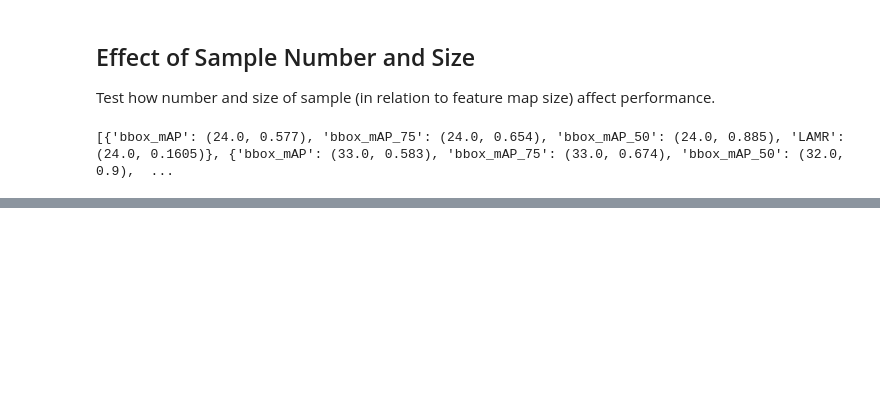
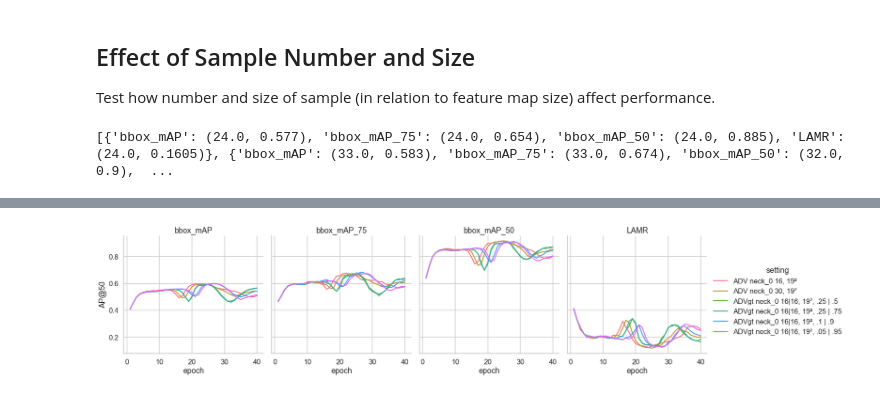
Before and after one commit to ThaddaeusWiedemer/FisheyeSPA, a Jupyter notebook: results/adversarial.ipynb, the cells around one changed output, grey strips where cells are left out. Cells and saved outputs as stored; diff of their text form; code cells hidden in the pictures; blank space fills up the shorter version.

Commit message:
test adversarial DA head with ground-truth information

```diff
--- a/results/adversarial.ipynb
+++ b/results/adversarial.ipynb
@@ -373,0 +317,82 @@ sb.heatmap(test1)
+# %%
+from log_analysis import *
+
+sb.set_context('talk')
+sb.set_style('whitegrid')
+sb.set_palette(kit())
+logs = [
+    # ['GPA/tuning/coco_piropo_20a_TwoStageDetectorAdaptive_0_0_0_0_fclayer_gTrue_seed_norot.log', 'fine-tune'],
+    # [
+    #     'GPA/tuning/coco_piropo_20a_TwoStageDetectorAdaptive_10_01_100_01_fclayer_gTrue_seed_norot.log',
+    #     'GPA 10:0.1 | 100:0.1'
+    # ],
+    # size on neck 4
+    # ['GPA/tuning/coco_piropo_20a_TwoStageDetectorDA_ADVneck4_s16x9_s.log', 'ADV neck_4 sample 16, 9×9', 16, 9, 4],
+    # ['GPA/tuning/coco_piropo_20a_TwoStageDetectorDA_ADVneck4_s16_s.log', 'ADV neck_4 sample 16, 7×7', 16, 7, 4],
+    # ['GPA/tuning/coco_piropo_20a_TwoStageDetectorDA_ADVneck4_s16x5_s.log', 'ADV neck_4 sample 16, 5×5', 16, 5, 4],
+    # ['GPA/tuning/coco_piropo_20a_TwoStageDetectorDA_ADVneck4_s16x3_s.log', 'ADV neck_4 sample 16, 3×3', 16, 3, 4],
+    # ['GPA/tuning/coco_piropo_20a_TwoStageDetectorDA_ADVneck4_s16x1_s.log', 'ADV neck_4 sample 16, 1×1', 16, 1, 4],
+    # size on neck 0
+    # ['GPA/tuning/coco_piropo_20a_TwoStageDetectorDA_ADVneck0_s16x38_s.log', 'ADV neck_0 sample 16, 38×38', 16, 19, 0],
+    ['GPA/tuning/coco_piropo_20a_TwoStageDetectorDA_ADVneck0_s16x19_s.log', 'ADV neck_0 16, 19²'],
+    # ['GPA/tuning/coco_piropo_20a_TwoStageDetectorDA_ADVneck0_s16x17_s.log', 'ADV neck_0 sample 16, 17×17', 16, 17, 0],
+    # ['GPA/tuning/coco_piropo_20a_TwoStageDetectorDA_ADVneck0_s16x15_s.log', 'ADV neck_0 sample 16, 15×15', 16, 15, 0],
+    # ['GPA/tuning/coco_piropo_20a_TwoStageDetectorDA_ADVneck0_s16x13_s.log', 'ADV neck_0 sample 16, 13×13', 16, 13, 0],
+    # ['GPA/tuning/coco_piropo_20a_TwoStageDetectorDA_ADVneck0_s16x11_s.log', 'ADV neck_0 sample 16, 11×11', 16, 11, 0],
+    # ['GPA/tuning/coco_piropo_20a_TwoStageDetectorDA_ADVneck0_s16x9_s.log', 'ADV neck_0 sample 16, 9×9', 16, 9, 0],
+    # ['GPA/tuning/coco_piropo_20a_TwoStageDetectorDA_ADVneck0_s16x5_s.log', 'ADV neck_0 sample 16, 5×5', 16, 5, 0],
+    # ['GPA/tuning/coco_piropo_20a_TwoStageDetectorDA_ADVneck0_s16x3_s.log', 'ADV neck_0 sample 16, 3×3', 16, 3, 0],
+    # ['GPA/tuning/coco_piropo_20a_TwoStageDetectorDA_ADVneck0_s16x1_s.log', 'ADV neck_0 sample 16, 1×1', 16, 1, 0],
+    # number on neck 4
+    # ['GPA/tuning/coco_piropo_20a_TwoStageDetectorDA_ADVneck4_s20x7_s.log', 'ADV neck_4 7×7 sample 20', 20, 7, 4],
+    # ['GPA/tuning/coco_piropo_20a_TwoStageDetectorDA_ADVneck4_s30x7_s.log', 'ADV neck_4 7×7 sample 30', 30, 7, 4],
+    # ['GPA/tuning/coco_piropo_20a_TwoStageDetectorDA_ADVneck4_s50x7_s.log', 'ADV neck_4 7×7 sample 50', 50, 7, 4],
+    # ['GPA/tuning/coco_piropo_20a_TwoStageDetectorDA_ADVneck4_s100x7_s.log', 'ADV neck_4 7×7 sample 100', 100, 7, 4],
+    # number on neck 0
+    # ['GPA/tuning/coco_piropo_20a_TwoStageDetectorDA_ADVneck0_s20x3_s.log', 'ADV neck_0 3×3 sample 20', 20, 3, 0],
+    # ['GPA/tuning/coco_piropo_20a_TwoStageDetectorDA_ADVneck0_s30x3_s.log', 'ADV neck_0 3×3 sample 30', 30, 3, 0],
+    # ['GPA/tuning/coco_piropo_20a_TwoStageDetectorDA_ADVneck0_s50x3_s.log', 'ADV neck_0 3×3 sample 50', 50, 3, 0],
+    # ['GPA/tuning/coco_piropo_20a_TwoStageDetectorDA_ADVneck0_s100x3_s.log', 'ADV neck_0 3×3 sample 100', 100, 3, 0],
+    # ['GPA/tuning/coco_piropo_20a_TwoStageDetectorDA_ADVneck0_s20x7_s.log', 'ADV neck_0 7×7 sample 20', 20, 7, 0],
+    # ['GPA/tuning/coco_piropo_20a_TwoStageDetectorDA_ADVneck0_s30x7_s.log', 'ADV neck_0 7×7 sample 30', 30, 7, 0],
+    # ['GPA/tuning/coco_piropo_20a_TwoStageDetectorDA_ADVneck0_s50x7_s.log', 'ADV neck_0 7×7 sample 50', 50, 7, 0],
+    # ['GPA/tuning/coco_piropo_20a_TwoStageDetectorDA_ADVneck0_s100x7_s.log', 'ADV neck_0 7×7 sample 100', 100, 7, 0],
+    # ['GPA/tuning/coco_piropo_20a_TwoStageDetectorDA_ADVneck0_s20x13_s.log', 'ADV neck_0 13×13 sample 20', 20, 13, 0],
+    # ['GPA/tuning/coco_piropo_20a_TwoStageDetectorDA_ADVneck0_s30x13_s.log', 'ADV neck_0 13×13 sample 30', 30, 13, 0],
+    # ['GPA/tuning/coco_piropo_20a_TwoStageDetectorDA_ADVneck0_s50x13_s.log', 'ADV neck_0 13×13 sample 50', 50, 13, 0],
+    # ['GPA/tuning/coco_piropo_20a_TwoStageDetectorDA_ADVneck0_s100x13_s.log', 'ADV neck_0 13×13 sample 100', 100, 13, 0],
+    # ['GPA/tuning/coco_piropo_20a_TwoStageDetectorDA_ADVneck0_s20x19_s.log', 'ADV neck_0 19×19 sample 20', 20, 19, 0],
+    ['GPA/tuning/coco_piropo_20a_TwoStageDetectorDA_ADVneck0_s30x19_s.log', 'ADV neck_0 30, 19²'],
+    # ['GPA/tuning/coco_piropo_20a_TwoStageDetectorDA_ADVneck0_s50x19_s.log', 'ADV neck_0 19×19 sample 50', 50, 19, 0],
+    # ['GPA/tuning/coco_piropo_20a_TwoStageDetectorDA_ADVneck0_s100x19_s.log', 'ADV neck_0 19×19 sample 100', 100, 19, 0],
+    # GROUND-TRUTH
+    # ['GPA/tuning/coco_piropo_20a_TwoStageDetectorDA_ADVgtneck0_s.log', 'ADVgt neck_0 16|16, 19²'],
+    # ['GPA/tuning/coco_piropo_20a_TwoStageDetectorDA_ADVgtneck2_s.log', 'ADVgt neck_2 16|16, 13²'],
+    # ['GPA/tuning/coco_piropo_20a_TwoStageDetectorDA_ADVgtneck4_s.log', 'ADVgt neck_4 16|16, 7²'],
+    # ['GPA/tuning/coco_piropo_20a_TwoStageDetectorDA_ADVgtneck0_fg_s.log', 'ADVgt neck_0 16|0, 19²'],
+    # ['GPA/tuning/coco_piropo_20a_TwoStageDetectorDA_ADVgtneck2_fg_s.log', 'ADVgt neck_2 16|0, 13²'],
+    # ['GPA/tuning/coco_piropo_20a_TwoStageDetectorDA_ADVgtneck4_fg_s.log', 'ADVgt neck_4 16|0, 7²'],
+    ['GPA/tuning/coco_piropo_20a_TwoStageDetectorDA_ADVgtneck0_d1_s.log', 'ADVgt neck_0 16|16, 19², .25 | .5'],
+    ['GPA/tuning/coco_piropo_20a_TwoStageDetectorDA_ADVgtneck0_d2_s.log', 'ADVgt neck_0 16|16, 19², .25 | .75'],
+    ['GPA/tuning/coco_piropo_20a_TwoStageDetectorDA_ADVgtneck0_d3_s.log', 'ADVgt neck_0 16|16, 19², .1 | .9'],
+    ['GPA/tuning/coco_piropo_20a_TwoStageDetectorDA_ADVgtneck0_d4_s.log', 'ADVgt neck_0 16|16, 19², .05 | .95'],
+
+]
+
+df, maxs = df_from_log(['setting'], ['bbox_mAP', 'bbox_mAP_75', 'bbox_mAP_50', 'LAMR'],
+                       logs,
+                       get_max=True)
+
+g = sb.relplot(data=df[df['occurrence'] <= 40],
+               x='occurrence',
+               y='value',
+               kind='line',
+               hue='setting',
+               col='metric',
+               height=5,
+               aspect=1.)
+g.set_axis_labels('epoch', 'AP@50')
+g.set_titles(col_template='{col_name}', row_template='')
+print(maxs)
+# g.savefig(f'images/tuning_gpa_adversarial.svg')
+# %% [output]
@@ -373,0 +400 @@ sb.heatmap(test1)
+[figure, added]
```
Also changed, not shown: parts of 8 cells of this notebook, 16 other files.
